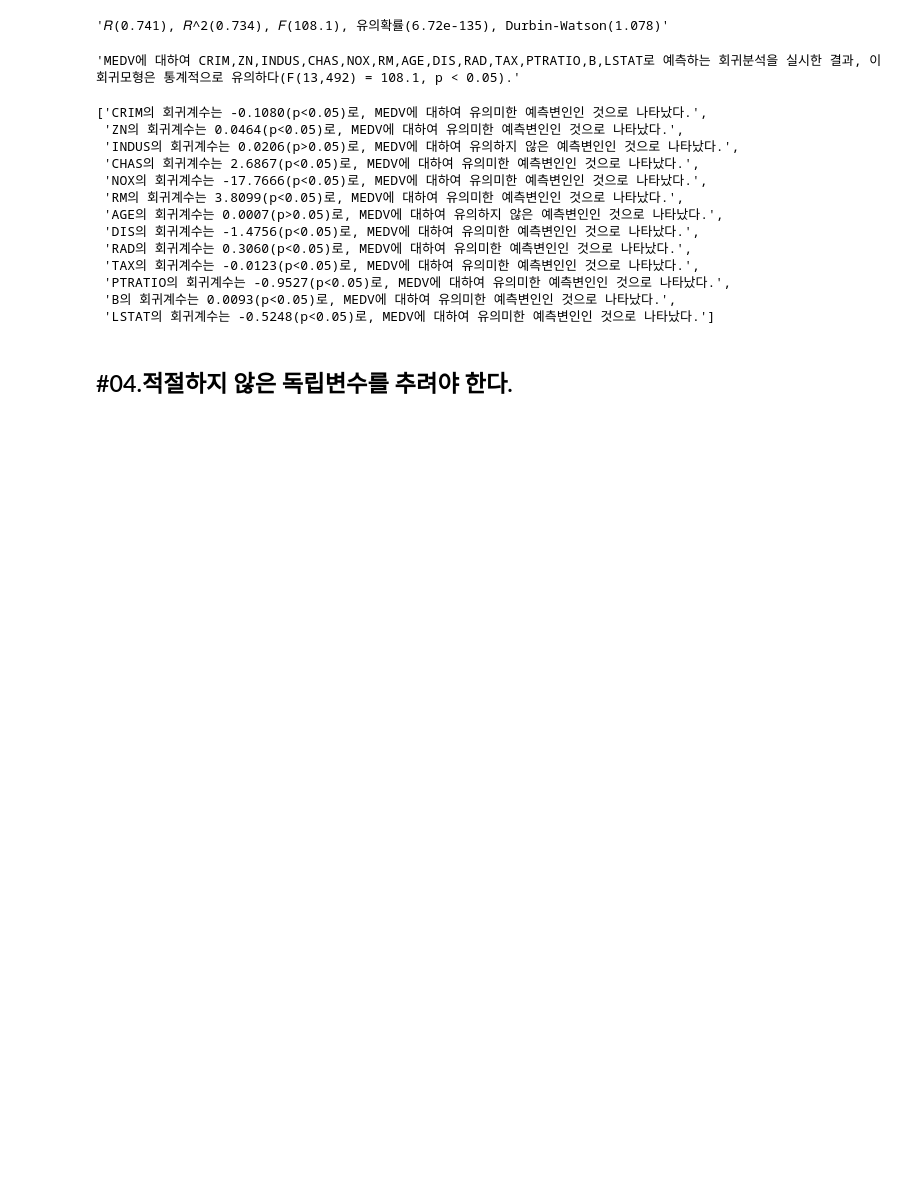
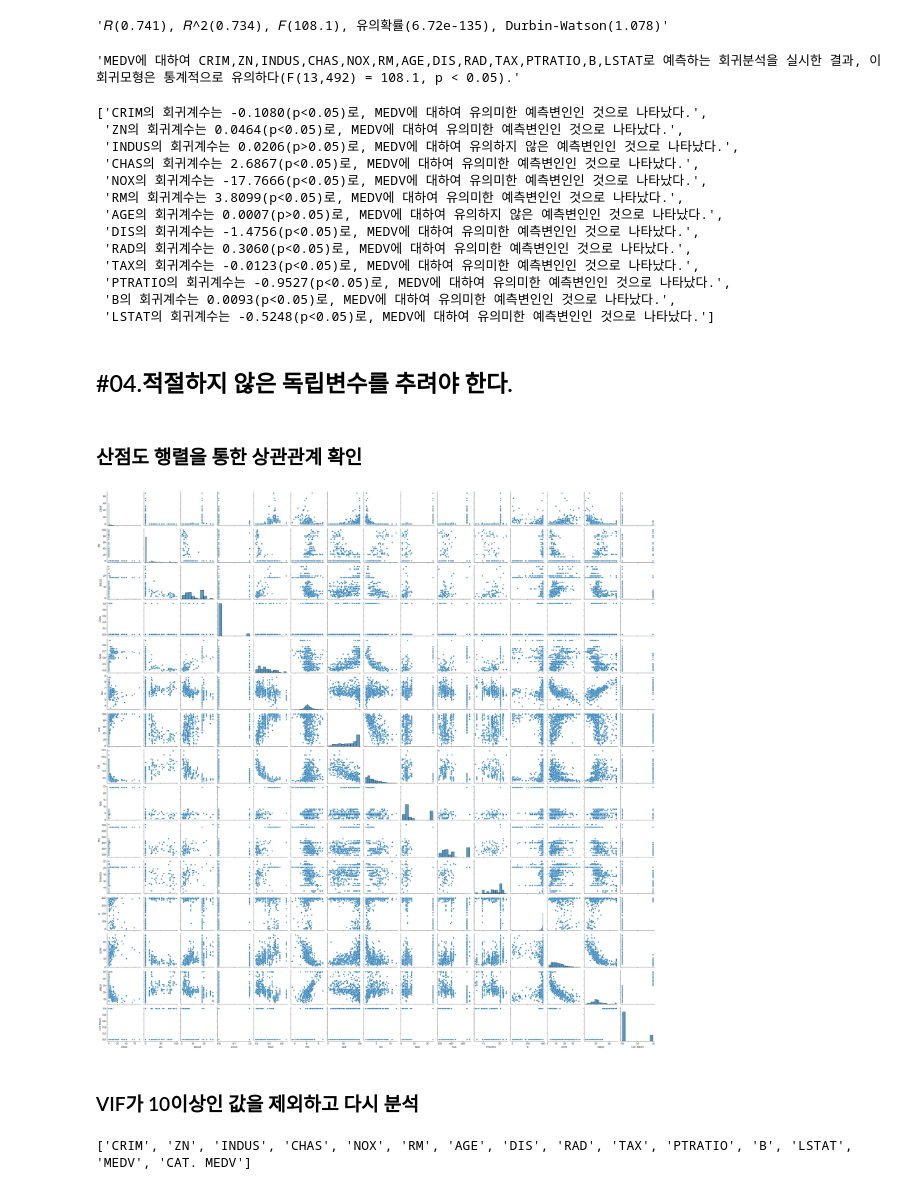
Before and after one commit to Jeeunun/Data_analysis_education_Closed, a Jupyter notebook: data_analysis/E.확증적_데이터_분석/04_회귀분석/05_다중선형회귀.ipynb, the cells around one changed output. Cells and saved outputs as stored; diff of their text form; code cells hidden in the pictures; blank space fills up the shorter version.

```diff
--- a/data_analysis/E.확증적_데이터_분석/04_회귀분석/05_다중선형회귀.ipynb
+++ b/data_analysis/E.확증적_데이터_분석/04_회귀분석/05_다중선형회귀.ipynb
@@ -192,3 +202,22 @@ varstr
  'LSTAT의 회귀계수는 -0.5248(p<0.05)로, MEDV에 대하여 유의미한 예측변인인 것으로 나타났다.']
 # %% [markdown]
 ## #04.적절하지 않은 독립변수를 추려야 한다.
+# %% [markdown]
+### 산점도 행렬을 통한 상관관계 확인
+# %%
+plt.rcParams['figure.figsize'] = (20,20)
+plt.rcParams['font.family'] = 'Malgun Gothic'
+plt.rcParams['font.size'] = 12
+plt.rcParams['axes.unicode_minus'] = False
+
+sb.pairplot(df)
+plt.show()
+plt.close()
+# %% [output]
+[figure, added]
+# %% [markdown]
+### VIF가 10이상인 값을 제외하고 다시 분석
+# %%
+model2, fit2, summmary2, table2, result2, goodness2, varstr2 = ext_ols(df, x='CRIM,ZN,CHAS'.split(','), y='MEDV')
+# %% [output]
+['CRIM', 'ZN', 'INDUS', 'CHAS', 'NOX', 'RM', 'AGE', 'DIS', 'RAD', 'TAX', 'PTRATIO', 'B', 'LSTAT', 'MEDV', 'CAT. MEDV']
```
Also changed, not shown: parts of 21 cells of this notebook.
